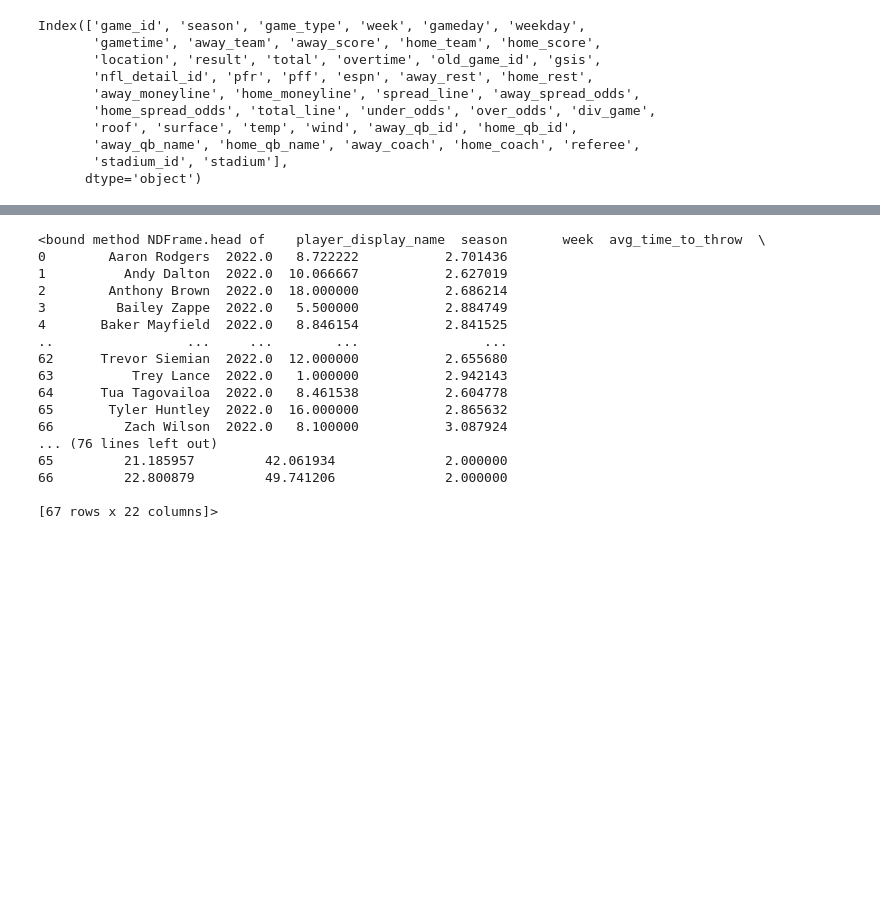
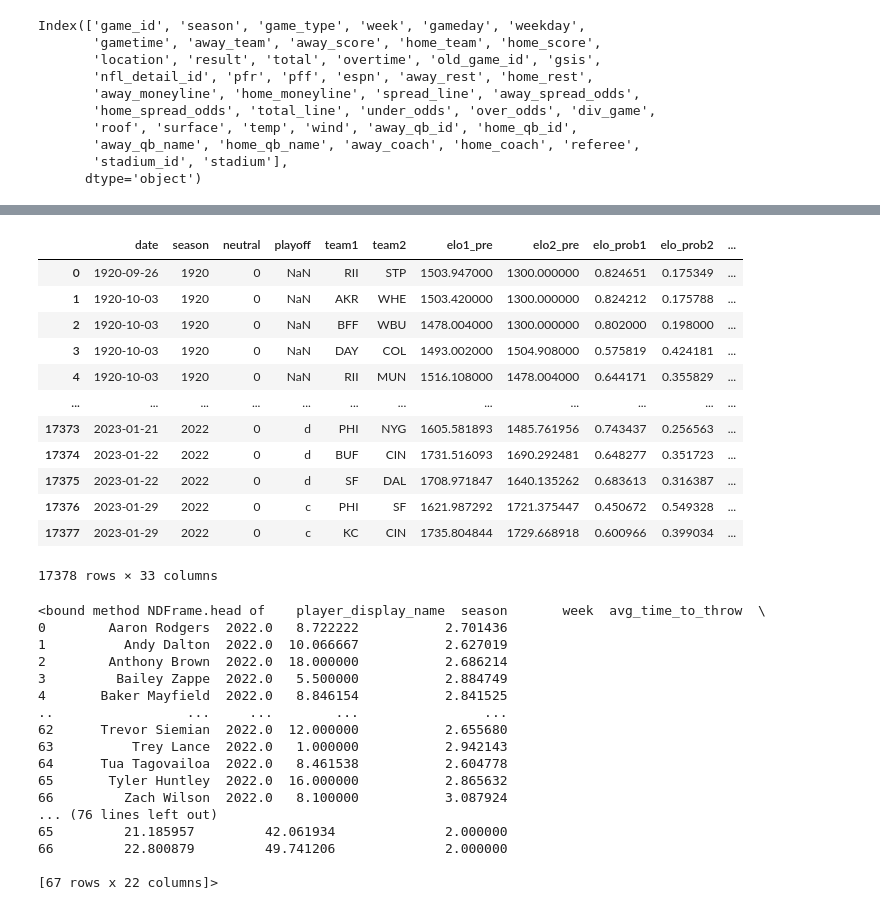
Before and after one commit to charlesrugg/nfldata, a Jupyter notebook: NFL_data.ipynb, the cells around one changed output, grey strips where cells are left out. Drawn from its saved outputs; the diff is of its cells as text; code cells hidden in the pictures; blank space fills up the shorter version.

```diff
--- a/NFL_data.ipynb
+++ b/NFL_data.ipynb
@@ -84,0 +118,4 @@ schedule.head
+# %%
+schedules_df.style.format("{:.2f}")
+pd.set_option('display.max_columns', None)
+reduced_schedule_df.iloc[:-1]
@@ -85,2 +136,23 @@ schedule.head
+# %%
+url = "https://projects.fivethirtyeight.com/nfl-api/nfl_elo.csv"
+elo_df = pd.read_csv(url)
+# %%
+elo_df.style.format("{:.2f}")
+pd.set_option('display.max_columns', None)
+elo_df.iloc[:-1]
+# %% [output]
+|  | date | season | neutral | playoff | team1 | team2 | elo1_pre | elo2_pre | elo_prob1 | elo_prob2 | ... |
+| 0 | 1920-09-26 | 1920 | 0 | NaN | RII | STP | 1503.947000 | 1300.000000 | 0.824651 | 0.175349 | ... |
+| 1 | 1920-10-03 | 1920 | 0 | NaN | AKR | WHE | 1503.420000 | 1300.000000 | 0.824212 | 0.175788 | ... |
+| 2 | 1920-10-03 | 1920 | 0 | NaN | BFF | WBU | 1478.004000 | 1300.000000 | 0.802000 | 0.198000 | ... |
+| 3 | 1920-10-03 | 1920 | 0 | NaN | DAY | COL | 1493.002000 | 1504.908000 | 0.575819 | 0.424181 | ... |
+| 4 | 1920-10-03 | 1920 | 0 | NaN | RII | MUN | 1516.108000 | 1478.004000 | 0.644171 | 0.355829 | ... |
+| ... | ... | ... | ... | ... | ... | ... | ... | ... | ... | ... | ... |
+| 17373 | 2023-01-21 | 2022 | 0 | d | PHI | NYG | 1605.581893 | 1485.761956 | 0.743437 | 0.256563 | ... |
+| 17374 | 2023-01-22 | 2022 | 0 | d | BUF | CIN | 1731.516093 | 1690.292481 | 0.648277 | 0.351723 | ... |
+| 17375 | 2023-01-22 | 2022 | 0 | d | SF | DAL | 1708.971847 | 1640.135262 | 0.683613 | 0.316387 | ... |
+| 17376 | 2023-01-29 | 2022 | 0 | c | PHI | SF | 1621.987292 | 1721.375447 | 0.450672 | 0.549328 | ... |
+| 17377 | 2023-01-29 | 2022 | 0 | c | KC | CIN | 1735.804844 | 1729.668918 | 0.600966 | 0.399034 | ... |
+17378 rows × 33 columns
 # %%
 # Select only the numeric columns from the original dataframe
```
Also changed, not shown: parts of 14 cells of this notebook.
